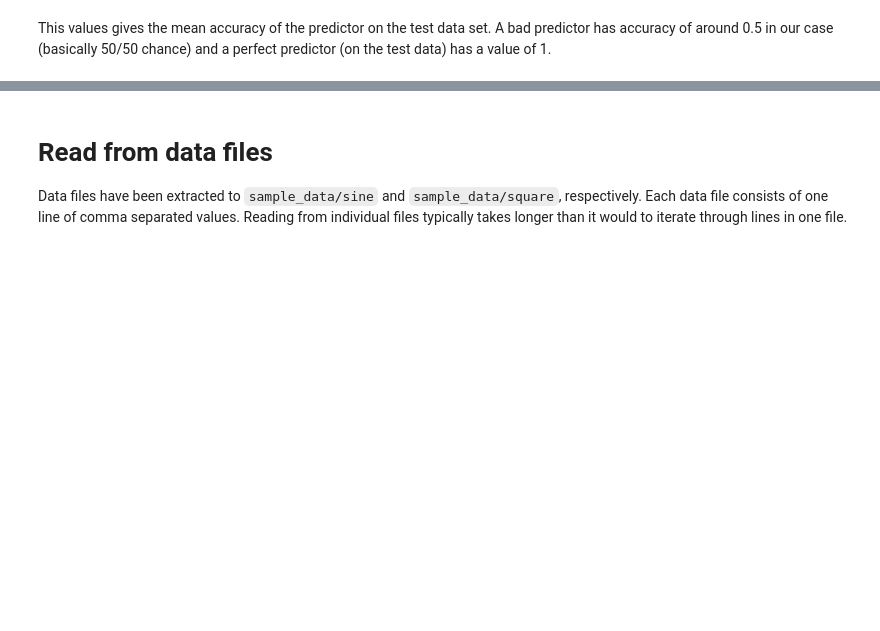
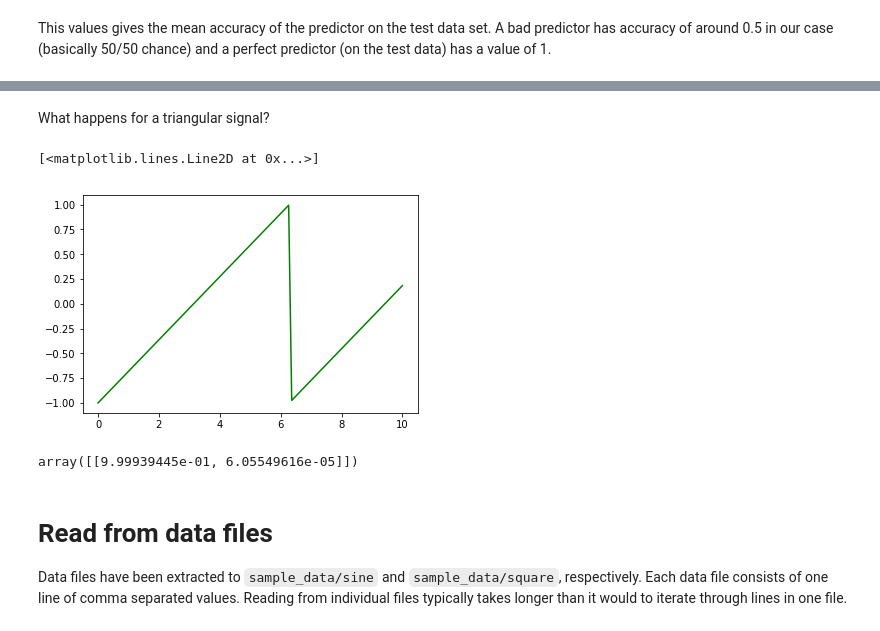
Before and after one commit to scholich/python-overview, a Jupyter notebook: wave_forms.ipynb, the cells around one changed output, grey strips where cells are left out. Cells and saved outputs as stored; diff of their text form; code cells hidden in the pictures; blank space fills up the shorter version.

```diff
--- a/wave_forms.ipynb
+++ b/wave_forms.ipynb
@@ -104,3 +105,16 @@ clf.score(test_data, test_target)
+# %% [markdown]
+What happens for a triangular signal?
+# %%
+st1 = scipy.signal.sawtooth(t)
+# %%
+plt.plot(t, st1, color='green')
+# %% [output]
+[<matplotlib.lines.Line2D at 0x...>]
+[figure, added]
+# %%
+clf.predict_proba(st1.reshape(1, -1))
+# %% [output]
+array([[9.99939445e-01, 6.05549616e-05]])
 # %% [markdown]
 # Read from data files
 Data files have been extracted to `sample_data/sine` and `sample_data/square`, respectively.
```
Also changed, not shown: parts of 5 cells of this notebook.
